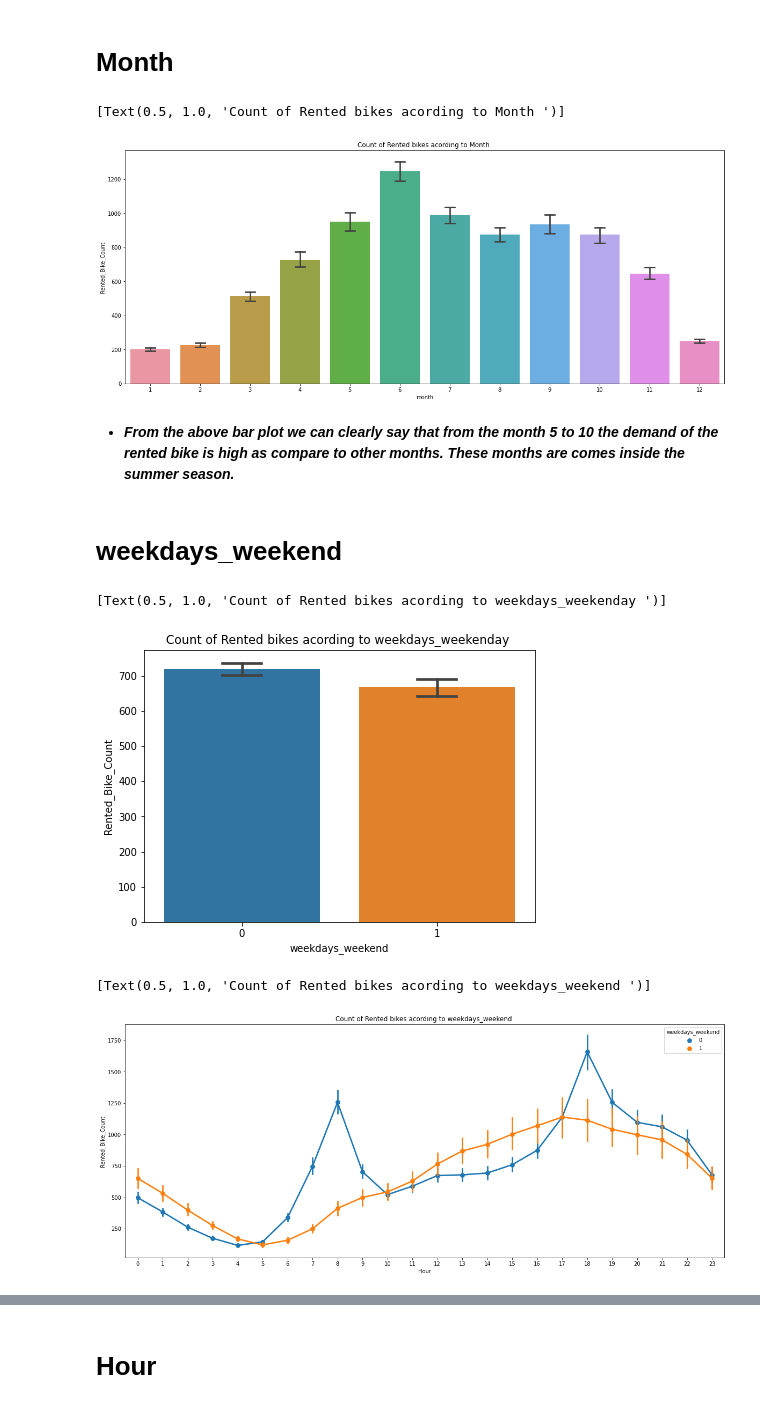
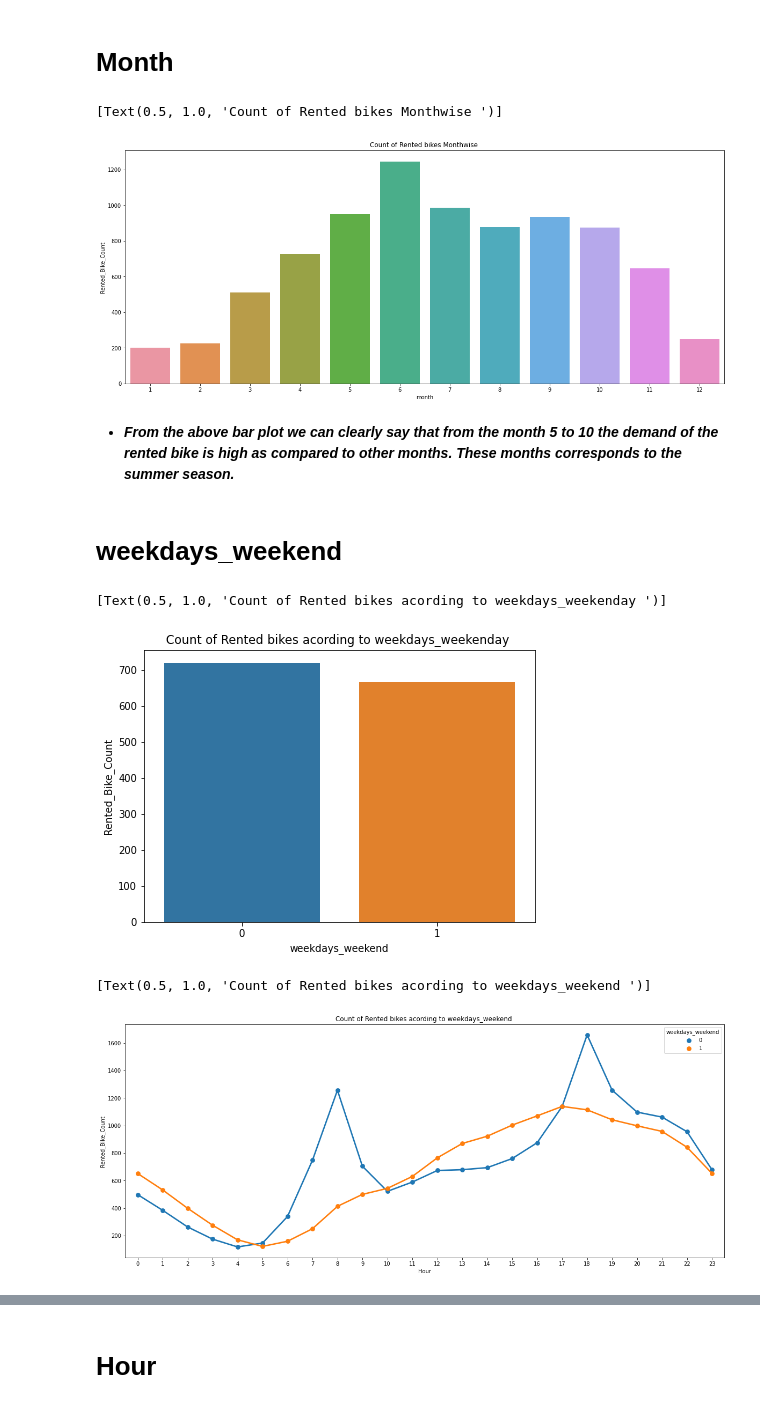
Before and after one commit to V-dit/Supervised-regression-bike-sharing-demand-prediction, a Jupyter notebook: Bike_Sharing_Demand_Prediction_Capstone_Project.ipynb, the cells around one changed output, grey strips where cells are left out. Saved outputs shown, nothing was run; the diff lists cells and outputs as text; code cells hidden in the pictures.

```diff
--- a/Bike_Sharing_Demand_Prediction_Capstone_Project.ipynb
+++ b/Bike_Sharing_Demand_Prediction_Capstone_Project.ipynb
@@ -79,7 +79,7 @@ drive.mount('/content/drive')
 Mounted at /content/drive
 # %%
 # Load the seol bike data set from drive which is given
-bike_df=pd.read_csv('/content/drive/MyDrive/Colab Notebooks/Supervised-ML-Regression-Capstone-Project-Bike-Sharing-Demand-Prediction/SeoulBikeData.csv',encoding ='latin')
+bike_df=pd.read_csv('/content/drive/MyDrive/Learnings/AI ML Data Science/1. Alma Better/Colab Notebooks/Regression - Capstone Project/data/SeoulBikeData.csv',encoding ='latin')
 # %% [markdown]
 # **Understand More About The Data**
 # %% [markdown]
@@ -402,33 +419,33 @@ Our dependent variable is "Rented Bike Count" so we need to analysis this column
 # %%
 # Anlysis of data by vizualisation
 fig,ax=plt.subplots(figsize=(20,8))
-sns.barplot(data=bike_df,x='month',y='Rented_Bike_Count',ax=ax,capsize=.2)
-ax.set(title='Count of Rented bikes acording to Month ')
+sns.barplot(data=bike_df,x='month',y='Rented_Bike_Count',ax=ax,capsize=.2, ci=None)
+ax.set(title='Count of Rented bikes Monthwise ')
 # %% [output]
-[Text(0.5, 1.0, 'Count of Rented bikes acording to Month ')]
+[Text(0.5, 1.0, 'Count of Rented bikes Monthwise ')]
-[figure, old version]
+[figure, new version]
 # %% [markdown]
 
 
-*   ***From the above bar plot we can clearly say that from the month 5 to 10 the demand of the rented bike is high as compare to other months. These months are comes inside the summer season.***
+*   ***From the above bar plot we can clearly say that from the month 5 to 10 the demand of the rented bike is high as compared to other months. These months corresponds to the summer season.***
 # %% [markdown]
 # **weekdays_weekend**
 # %%
 # Anlysis of data by vizualisation
 fig,ax=plt.subplots(figsize=(7,5))
-sns.barplot(data=bike_df,x='weekdays_weekend',y='Rented_Bike_Count',ax=ax,capsize=.2)
+sns.barplot(data=bike_df,x='weekdays_weekend',y='Rented_Bike_Count',ax=ax,capsize=.2, ci=None)
 ax.set(title='Count of Rented bikes acording to weekdays_weekenday ')
 # %% [output]
 [Text(0.5, 1.0, 'Count of Rented bikes acording to weekdays_weekenday ')]
-[figure, old version]
+[figure, new version]
 # %%
 # Anlysis of data by vizualisation
 fig,ax=plt.subplots(figsize=(20,8))
-sns.pointplot(data=bike_df,x='Hour',y='Rented_Bike_Count',hue='weekdays_weekend',ax=ax)
+sns.pointplot(data=bike_df,x='Hour',y='Rented_Bike_Count',hue='weekdays_weekend',ax=ax,ci=None)
 ax.set(title='Count of Rented bikes acording to weekdays_weekend ')
 # %% [output]
 [Text(0.5, 1.0, 'Count of Rented bikes acording to weekdays_weekend ')]
-[figure, old version]
+[figure, new version]
 # %% [markdown]
 
 
```
Also changed, not shown: parts of 15 cells of this notebook.
